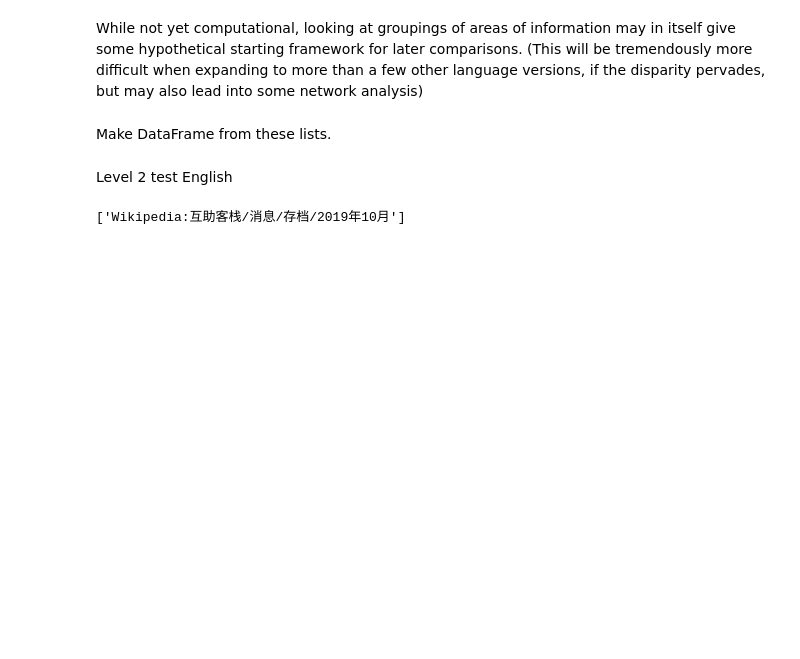
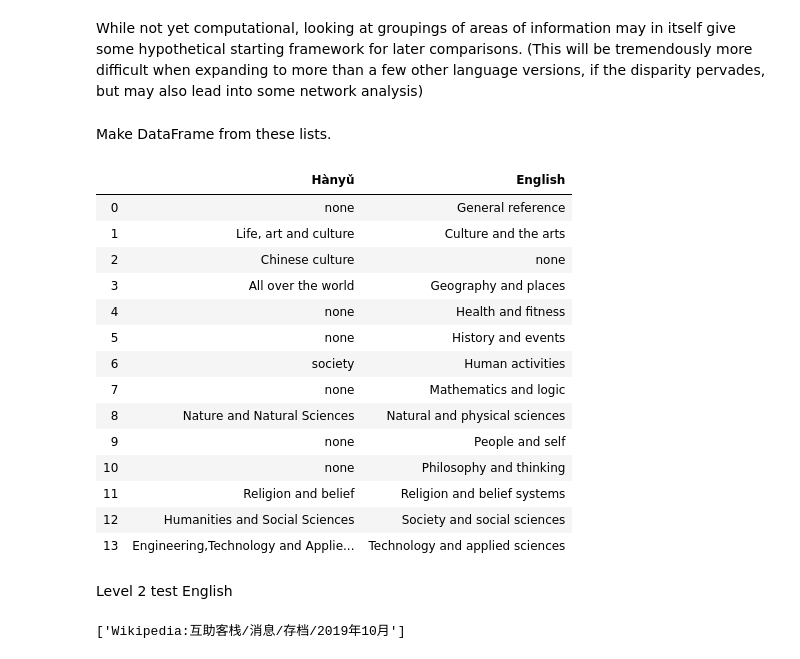
Before and after one commit to dajaea/atlas, a Jupyter notebook: notebooks/chinese_initial.ipynb, the cells around one changed output. Drawn from its saved outputs; the diff is of its cells as text; code cells hidden in the pictures; blank space fills up the shorter version.

Commit message:
level 1 done

```diff
--- a/notebooks/chinese_initial.ipynb
+++ b/notebooks/chinese_initial.ipynb
@@ -213,6 +228,27 @@ lev1_zh_list = [
     ]
 # %% [markdown]
 Make DataFrame from these lists.
+# %%
+both_level_1 = pd.DataFrame(list(zip(lev1_zh_list, lev1_en_list)),
+               columns =['Hànyǔ', 'English'])
+# %%
+both_level_1.head(20)
+# %% [output]
+|  | Hànyǔ | English |
+| 0 | none | General reference |
+| 1 | Life, art and culture | Culture and the arts |
+| 2 | Chinese culture | none |
+| 3 | All over the world | Geography and places |
+| 4 | none | Health and fitness |
+| 5 | none | History and events |
+| 6 | society | Human activities |
+| 7 | none | Mathematics and logic |
+| 8 | Nature and Natural Sciences | Natural and physical sciences |
+| 9 | none | People and self |
+| 10 | none | Philosophy and thinking |
+| 11 | Religion and belief | Religion and belief systems |
+| 12 | Humanities and Social Sciences | Society and social sciences |
+| 13 | Engineering,Technology and Applie... | Technology and applied sciences |
 # %% [markdown]
 Level 2 test English
 # %%
```
Also changed, not shown: parts of 5 cells of this notebook.
